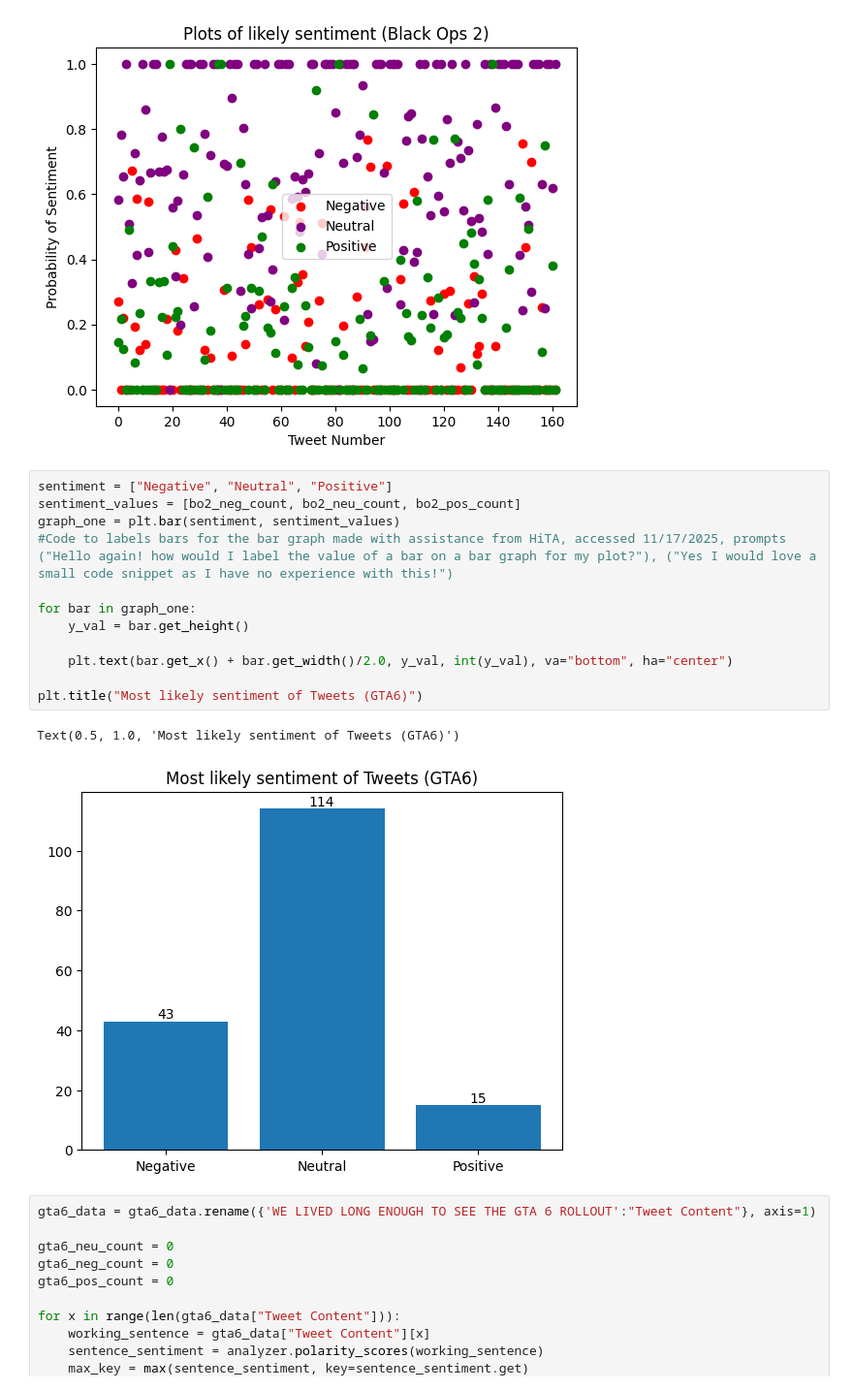
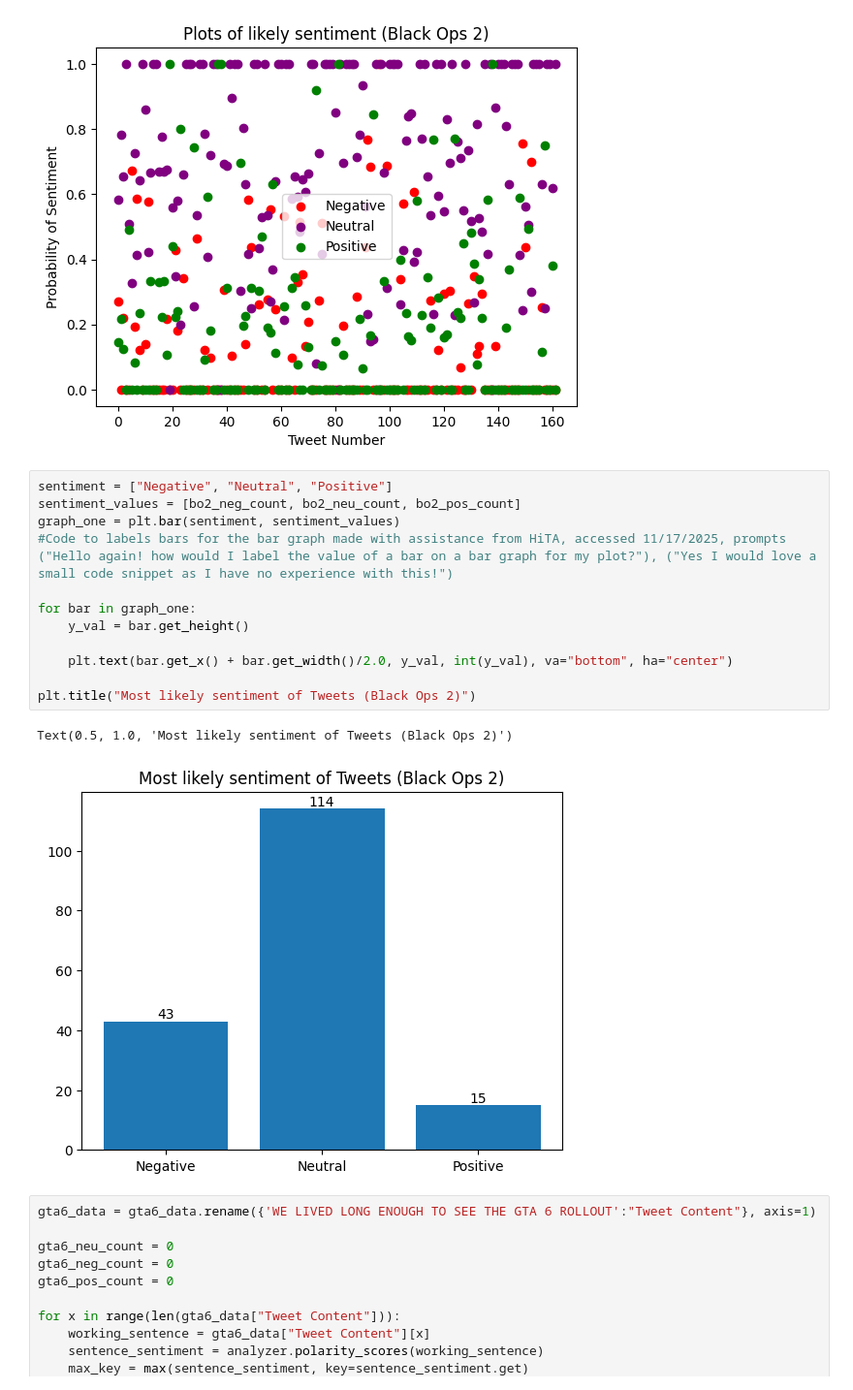
Before and after one commit to CartyJah/OOP_Language_Sentiment_Project, a Jupyter notebook: LanguageSentiment.ipynb, the cells around one changed output. Shown: that part at 97% size. Saved outputs shown, nothing was run; the diff lists cells and outputs as text.

```diff
--- a/LanguageSentiment.ipynb
+++ b/LanguageSentiment.ipynb
@@ -148,18 +148,18 @@ plt.show()
 # %%
 sentiment = ["Negative", "Neutral", "Positive"]
 sentiment_values = [bo2_neg_count, bo2_neu_count, bo2_pos_count]
 graph_one = plt.bar(sentiment, sentiment_values)
 #Code to labels bars for the bar graph made with assistance from HiTA, accessed 11/17/2025, prompts ("Hello again! how would I label the value of a bar on a bar graph for my plot?"), ("Yes I would love a small code snippet as I have no experience with this!")
 
 for bar in graph_one:
     y_val = bar.get_height()
 
     plt.text(bar.get_x() + bar.get_width()/2.0, y_val, int(y_val), va="bottom", ha="center")
 
-plt.title("Most likely sentiment of Tweets (GTA6)")
+plt.title("Most likely sentiment of Tweets (Black Ops 2)")
 # %% [output]
-Text(0.5, 1.0, 'Most likely sentiment of Tweets (GTA6)')
+Text(0.5, 1.0, 'Most likely sentiment of Tweets (Black Ops 2)')
-[figure, old version]
+[figure, new version]
 # %%
 gta6_data = gta6_data.rename({'WE LIVED LONG ENOUGH TO SEE THE GTA 6 ROLLOUT':"Tweet Content"}, axis=1)
 
```
Also changed, not shown: parts of 1 cell of this notebook.
